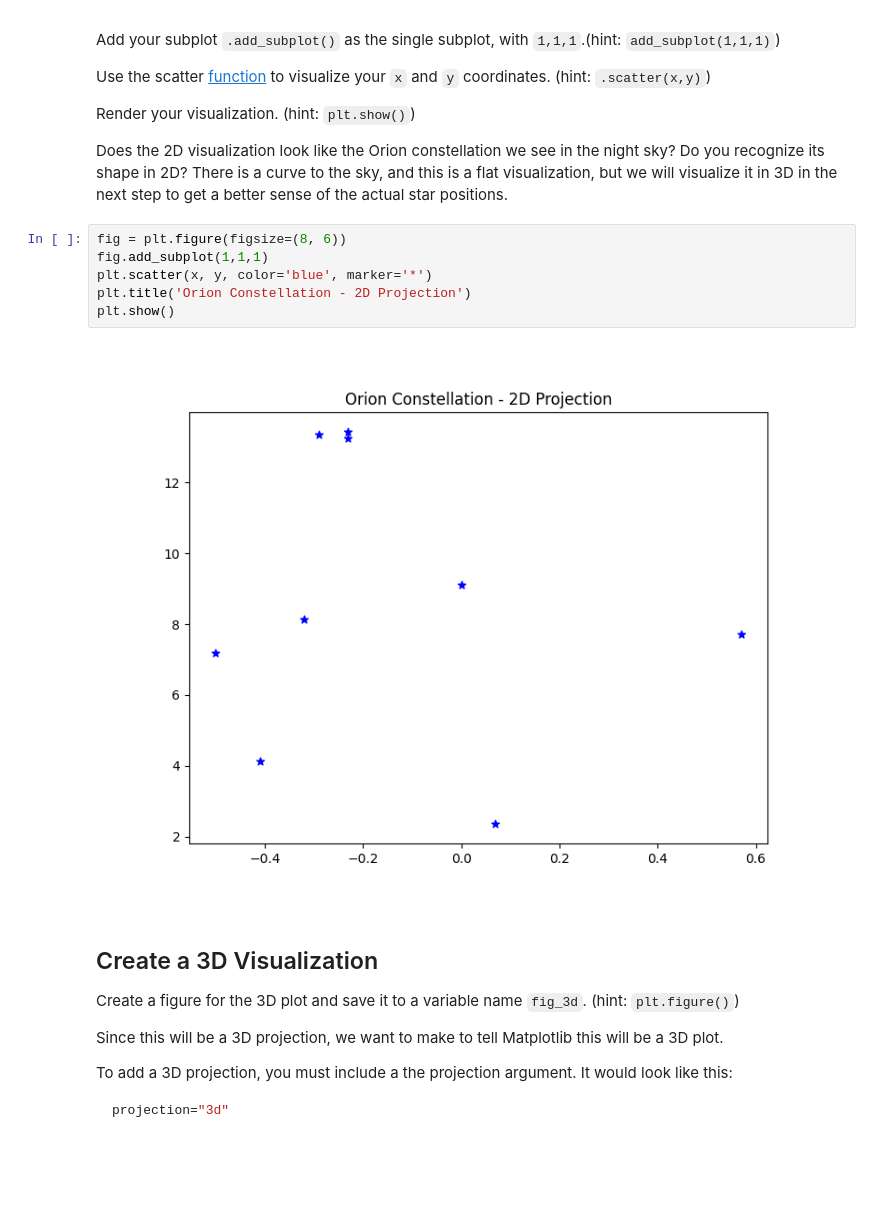
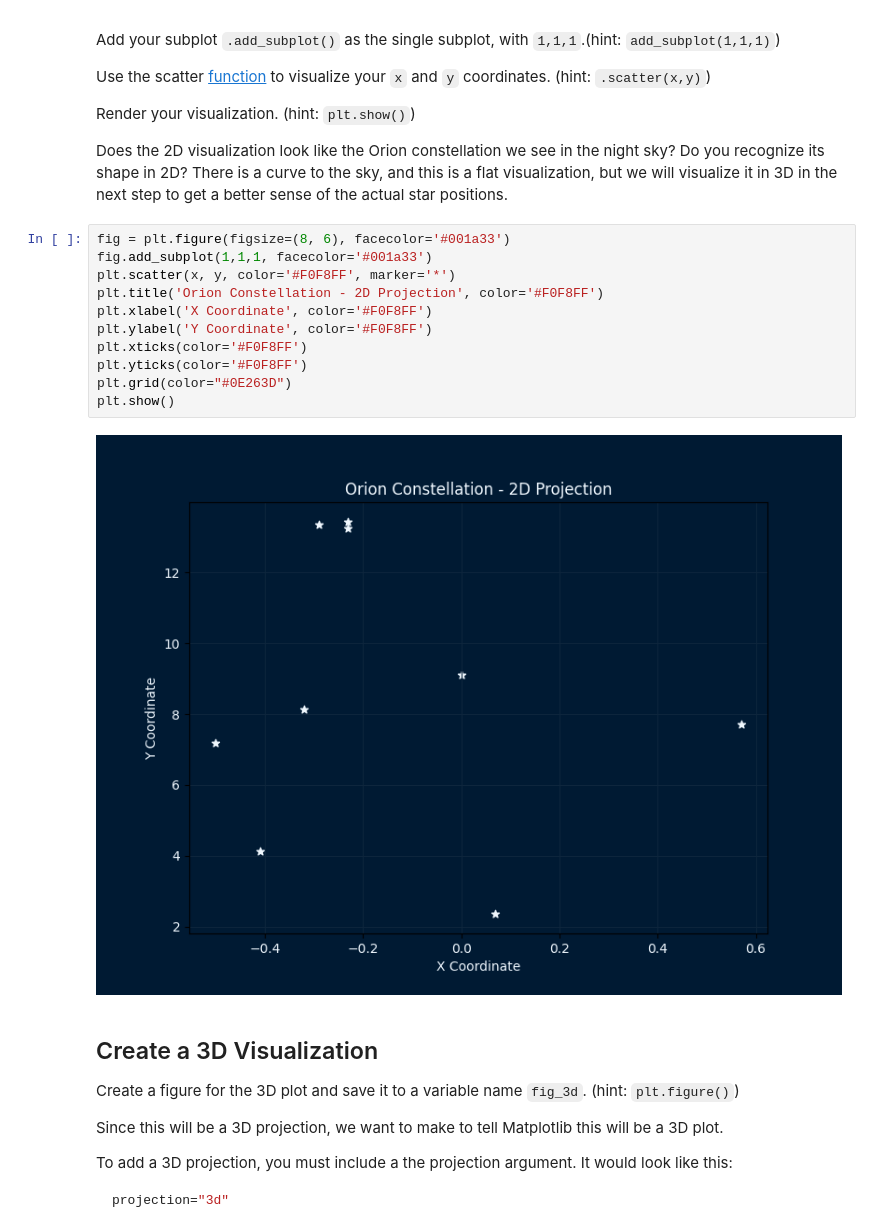
Before and after one commit to 7086600/orion_constellation_project, a Jupyter notebook: orion_project.ipynb, the cells around one changed output. Cells and saved outputs as stored; diff of their text form; blank space fills up the shorter version.

Commit message:
add black sky to 2d; change stars colors

```diff
--- a/orion_project.ipynb
+++ b/orion_project.ipynb
@@ -51,13 +51,18 @@ Render your visualization. (hint: `plt.show()`)
 
 Does the 2D visualization look like the Orion constellation we see in the night sky? Do you recognize its shape in 2D? There is a curve to the sky, and this is a flat visualization, but we will visualize it in 3D in the next step to get a better sense of the actual star positions.
 # %%
-fig = plt.figure(figsize=(8, 6))
-fig.add_subplot(1,1,1)
-plt.scatter(x, y, color='blue', marker='*')
-plt.title('Orion Constellation - 2D Projection')
+fig = plt.figure(figsize=(8, 6), facecolor='#001a33')
+fig.add_subplot(1,1,1, facecolor='#001a33')
+plt.scatter(x, y, color='#F0F8FF', marker='*')
+plt.title('Orion Constellation - 2D Projection', color='#F0F8FF')
+plt.xlabel('X Coordinate', color='#F0F8FF')
+plt.ylabel('Y Coordinate', color='#F0F8FF')
+plt.xticks(color='#F0F8FF')
+plt.yticks(color='#F0F8FF')
+plt.grid(color="#0E263D")
 plt.show()
 # %% [output]
-[figure, old version]
+[figure, new version]
 # %% [markdown]
 ## Create a 3D Visualization
 
```
